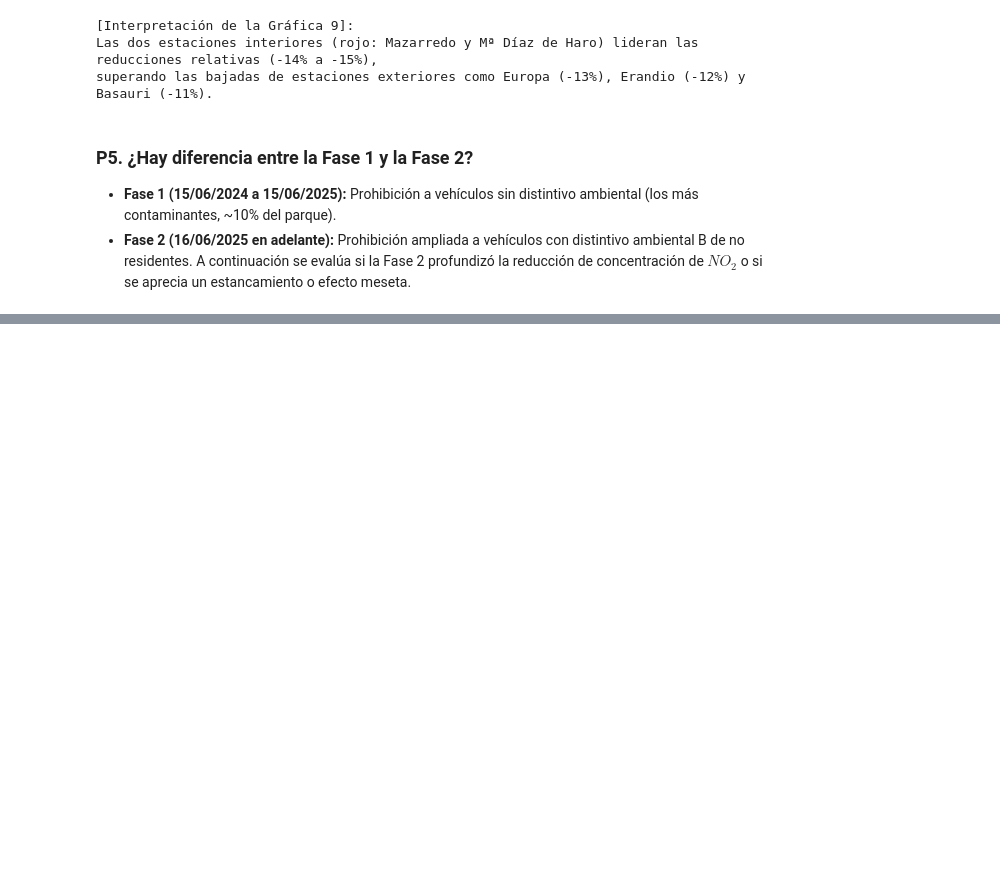
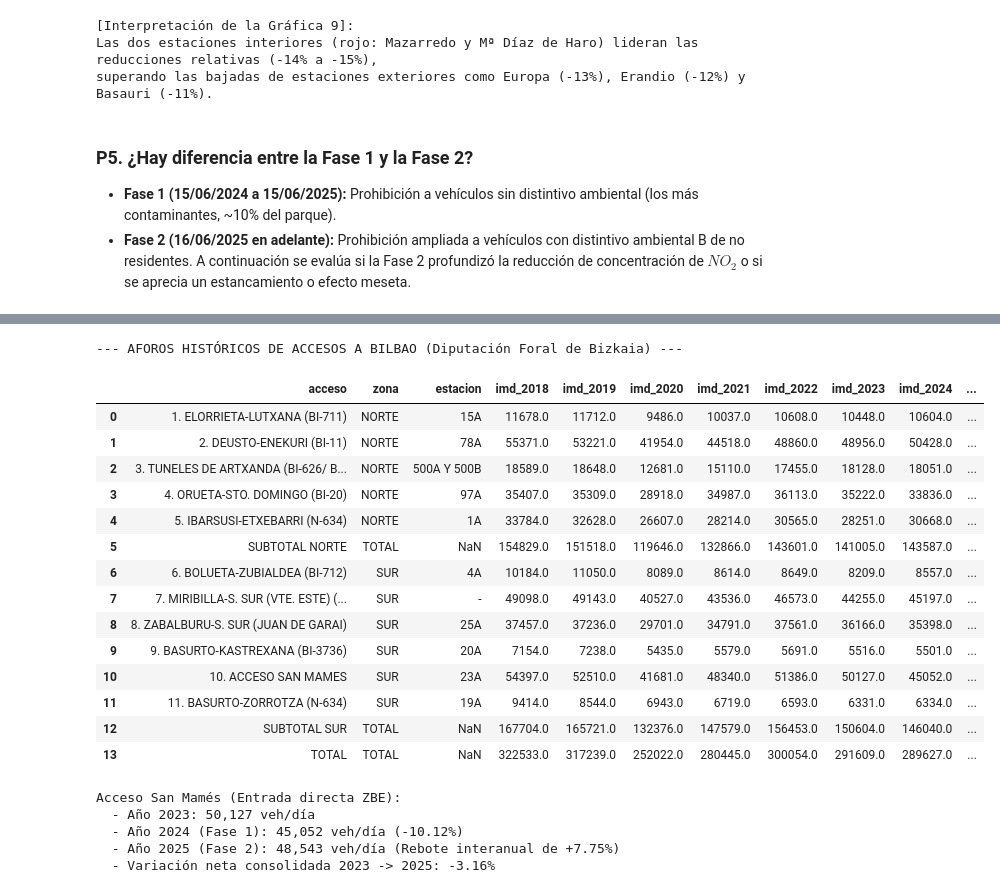
Before and after one commit to ai-somorrostro/haizelab, a Jupyter notebook: notebooks/zbe_bilbao.ipynb, the cells around one changed output, grey strips where cells are left out. Cells and saved outputs as stored; diff of their text form; code cells hidden in the pictures; blank space fills up the shorter version.

```diff
--- a/notebooks/zbe_bilbao.ipynb
+++ b/notebooks/zbe_bilbao.ipynb
@@ -1048,3 +1078,51 @@ en la exclusión de flotas más modernas (etiqueta B) y una progresiva adaptaci
+# %%
+# 25. Contraste Empírico con Aforos de Tráfico (San Mamés y Accesos ZBE)
+f_trafico = DIR_RAIZ / "datos" / "procesados" / "trafico" / "trafico_accesos_bilbao.csv"
+if not f_trafico.exists():
+    f_trafico = DIR_RAIZ / "data" / "clean" / "trafico_accesos_bilbao.csv"
+
+if f_trafico.exists():
+    df_trafico = pd.read_csv(f_trafico)
+    print("--- AFOROS HISTÓRICOS DE ACCESOS A BILBAO (Diputación Foral de Bizkaia) ---")
+    display(df_trafico)
+
+    sm = df_trafico[df_trafico["acceso"].str.contains("SAN MAMES", case=False, na=False)]
+    if not sm.empty:
+        imd_23 = sm["imd_2023"].iloc[0]
+        imd_24 = sm["imd_2024"].iloc[0]
+        imd_25 = sm["imd_2025"].iloc[0]
+        var_23_24 = ((imd_24 - imd_23) / imd_23) * 100
+        var_24_25 = ((imd_25 - imd_24) / imd_24) * 100
+        var_23_25 = ((imd_25 - imd_23) / imd_23) * 100
+        print(f"\nAcceso San Mamés (Entrada directa ZBE):")
+        print(f"  - Año 2023: {imd_23:,.0f} veh/día")
+        print(f"  - Año 2024 (Fase 1): {imd_24:,.0f} veh/día ({var_23_24:+.2f}%)")
+        print(f"  - Año 2025 (Fase 2): {imd_25:,.0f} veh/día (Rebote interanual de {var_24_25:+.2f}%)")
+        print(f"  - Variación neta consolidada 2023 -> 2025: {var_23_25:+.2f}%")
+else:
+    print("AVISO: Archivo de tráfico no encontrado en rutas previstas.")
+# %% [output]
+--- AFOROS HISTÓRICOS DE ACCESOS A BILBAO (Diputación Foral de Bizkaia) ---
+|  | acceso | zona | estacion | imd_2018 | imd_2019 | imd_2020 | imd_2021 | imd_2022 | imd_2023 | imd_2024 | ... |
+| 0 | 1. ELORRIETA-LUTXANA (BI-711) | NORTE | 15A | 11678.0 | 11712.0 | 9486.0 | 10037.0 | 10608.0 | 10448.0 | 10604.0 | ... |
+| 1 | 2. DEUSTO-ENEKURI (BI-11) | NORTE | 78A | 55371.0 | 53221.0 | 41954.0 | 44518.0 | 48860.0 | 48956.0 | 50428.0 | ... |
+| 2 | 3. TUNELES DE ARTXANDA (BI-626/ B... | NORTE | 500A Y 500B | 18589.0 | 18648.0 | 12681.0 | 15110.0 | 17455.0 | 18128.0 | 18051.0 | ... |
+| 3 | 4. ORUETA-STO. DOMINGO (BI-20) | NORTE | 97A | 35407.0 | 35309.0 | 28918.0 | 34987.0 | 36113.0 | 35222.0 | 33836.0 | ... |
+| 4 | 5. IBARSUSI-ETXEBARRI (N-634) | NORTE | 1A | 33784.0 | 32628.0 | 26607.0 | 28214.0 | 30565.0 | 28251.0 | 30668.0 | ... |
+| 5 | SUBTOTAL NORTE | TOTAL | NaN | 154829.0 | 151518.0 | 119646.0 | 132866.0 | 143601.0 | 141005.0 | 143587.0 | ... |
+| 6 | 6. BOLUETA-ZUBIALDEA (BI-712) | SUR | 4A | 10184.0 | 11050.0 | 8089.0 | 8614.0 | 8649.0 | 8209.0 | 8557.0 | ... |
+| 7 | 7. MIRIBILLA-S. SUR (VTE. ESTE) (... | SUR | - | 49098.0 | 49143.0 | 40527.0 | 43536.0 | 46573.0 | 44255.0 | 45197.0 | ... |
+| 8 | 8. ZABALBURU-S. SUR (JUAN DE GARAI) | SUR | 25A | 37457.0 | 37236.0 | 29701.0 | 34791.0 | 37561.0 | 36166.0 | 35398.0 | ... |
+| 9 | 9. BASURTO-KASTREXANA (BI-3736) | SUR | 20A | 7154.0 | 7238.0 | 5435.0 | 5579.0 | 5691.0 | 5516.0 | 5501.0 | ... |
+| 10 | 10. ACCESO SAN MAMES | SUR | 23A | 54397.0 | 52510.0 | 41681.0 | 48340.0 | 51386.0 | 50127.0 | 45052.0 | ... |
+| 11 | 11. BASURTO-ZORROTZA (N-634) | SUR | 19A | 9414.0 | 8544.0 | 6943.0 | 6719.0 | 6593.0 | 6331.0 | 6334.0 | ... |
+| 12 | SUBTOTAL SUR | TOTAL | NaN | 167704.0 | 165721.0 | 132376.0 | 147579.0 | 156453.0 | 150604.0 | 146040.0 | ... |
+| 13 | TOTAL | TOTAL | NaN | 322533.0 | 317239.0 | 252022.0 | 280445.0 | 300054.0 | 291609.0 | 289627.0 | ... |
+Acceso San Mamés (Entrada directa ZBE):
+  - Año 2023: 50,127 veh/día
+  - Año 2024 (Fase 1): 45,052 veh/día (-10.12%)
+  - Año 2025 (Fase 2): 48,543 veh/día (Rebote interanual de +7.75%)
+  - Variación neta consolidada 2023 -> 2025: -3.16%
 # %% [markdown]
 ## 6. Conclusiones, Recomendaciones y Limitaciones
 
```
Also changed, not shown: parts of 8 cells of this notebook, 11 other files.
